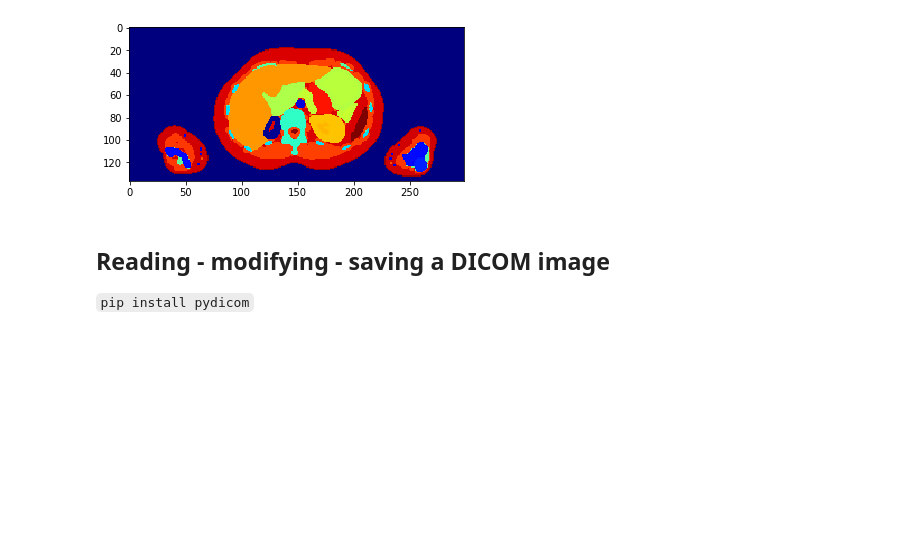
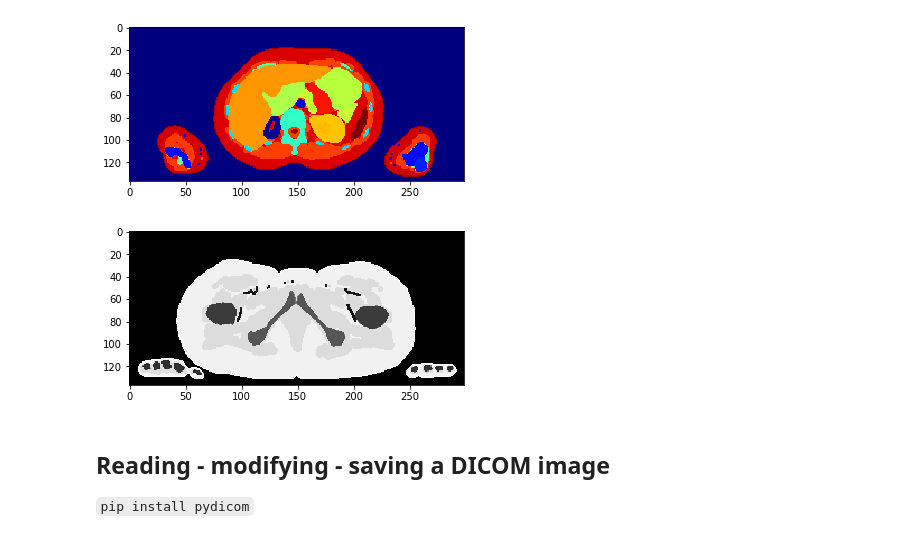
Before and after one commit to MCvin/Python_intro, a Jupyter notebook: PythonCourse.ipynb, the cells around one changed output. Cells and saved outputs as stored; diff of their text form; code cells hidden in the pictures; blank space fills up the shorter version.

```diff
--- a/PythonCourse.ipynb
+++ b/PythonCourse.ipynb
@@ -213,6 +220,10 @@ plt.imshow(image[239,:,:], cmap=plt.cm.jet)
 # %% [output]
 <matplotlib.image.AxesImage at 0x...>
 [figure]
+# %%
+viewer(image)
+# %% [output]
+[figure, added]
 # %% [markdown]
 ## Reading - modifying - saving a DICOM image
 `pip install pydicom`
```
Also changed, not shown: parts of 6 cells of this notebook.
